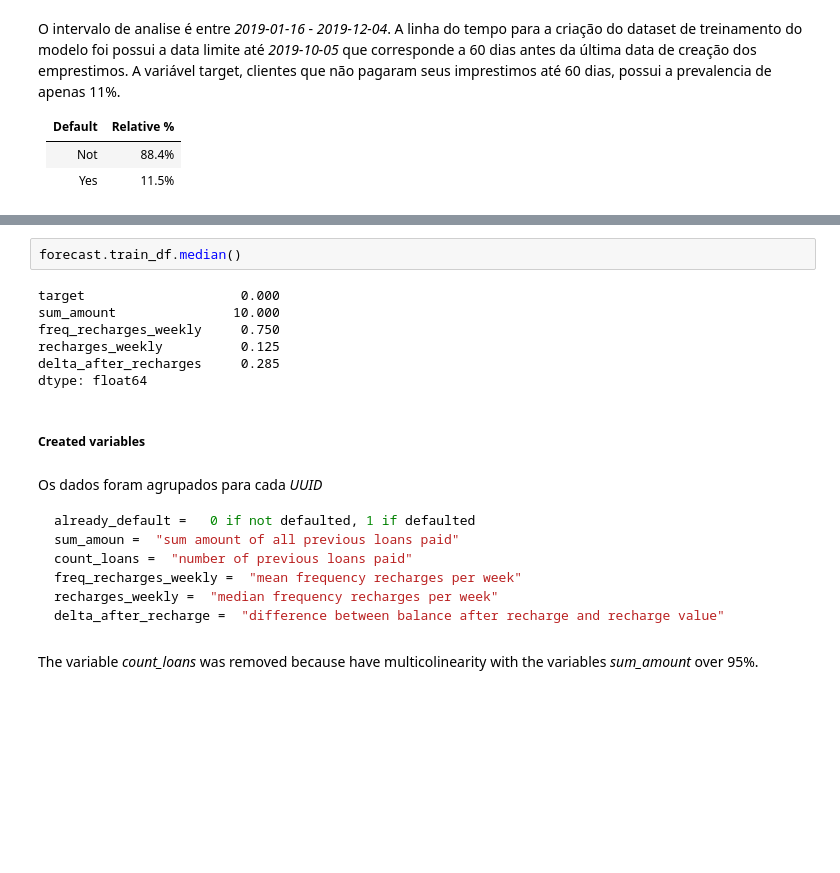
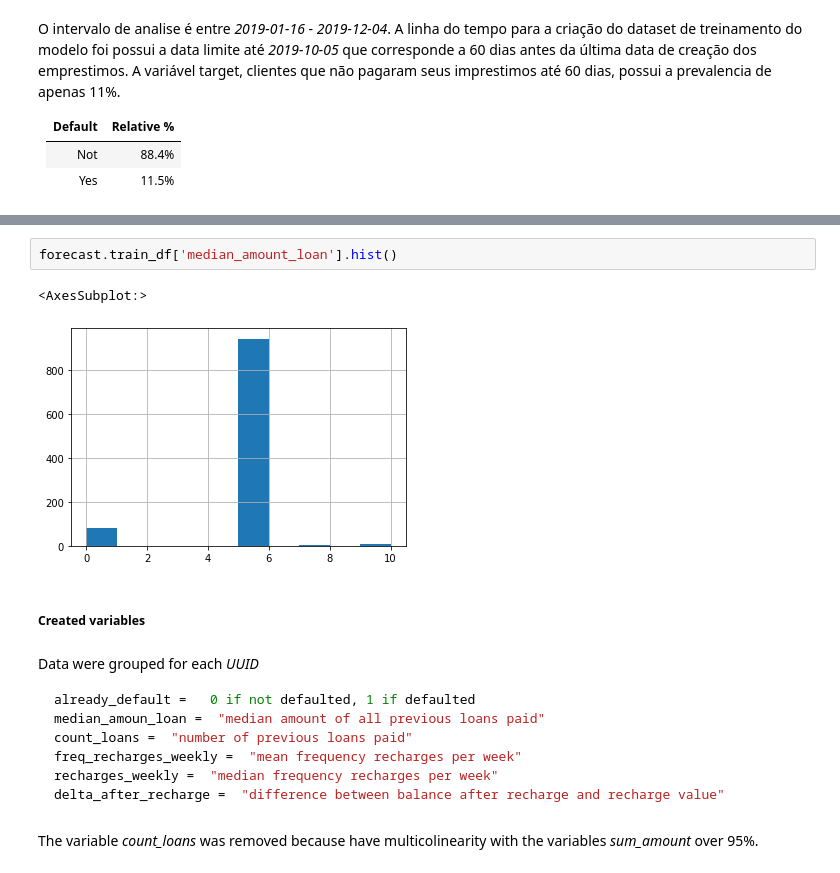
Before and after one commit to ennioferreirab/forecast_classification_test, a Jupyter notebook: report.ipynb, the cells around one changed output, grey strips where cells are left out. Cells and saved outputs as stored; diff of their text form; blank space fills up the shorter version.

````diff
--- a/report.ipynb
+++ b/report.ipynb
@@ -89,20 +107,16 @@ forecast.train_df.describe()
 # %%
-forecast.train_df.median()
+forecast.train_df['median_amount_loan'].hist()
 # %% [output]
-target                    0.000
-sum_amount               10.000
-freq_recharges_weekly     0.750
-recharges_weekly          0.125
-delta_after_recharges     0.285
-dtype: float64
+<AxesSubplot:>
+[figure, added]
 # %% [markdown]
 ##### Created variables
 # %% [markdown]
-Os dados foram agrupados para cada *UUID*
+Data were grouped for each *UUID*
 
 ```python
 already_default =   0 if not defaulted, 1 if defaulted
-sum_amoun =  "sum amount of all previous loans paid"
+median_amoun_loan =  "median amount of all previous loans paid"
 count_loans =  "number of previous loans paid"
 freq_recharges_weekly =  "mean frequency recharges per week"
 recharges_weekly =  "median frequency recharges per week"
````
Also changed, not shown: parts of 23 cells of this notebook, 7 other files.
